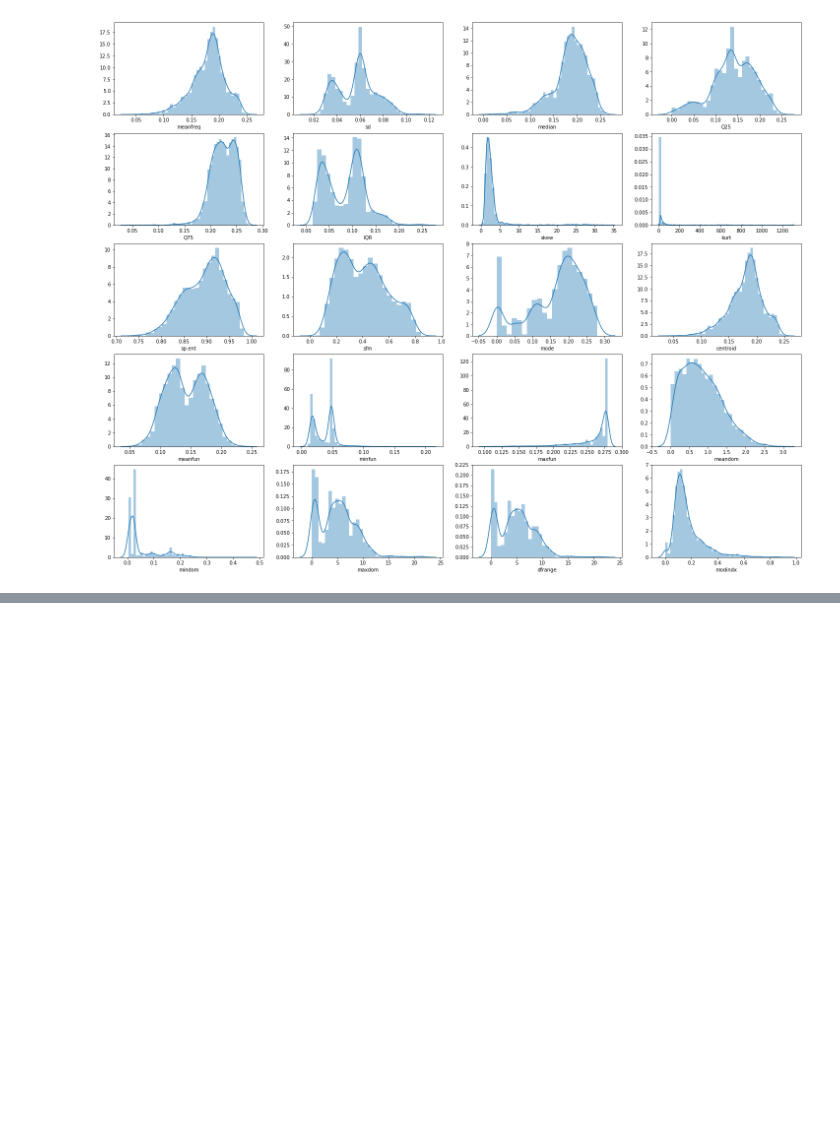
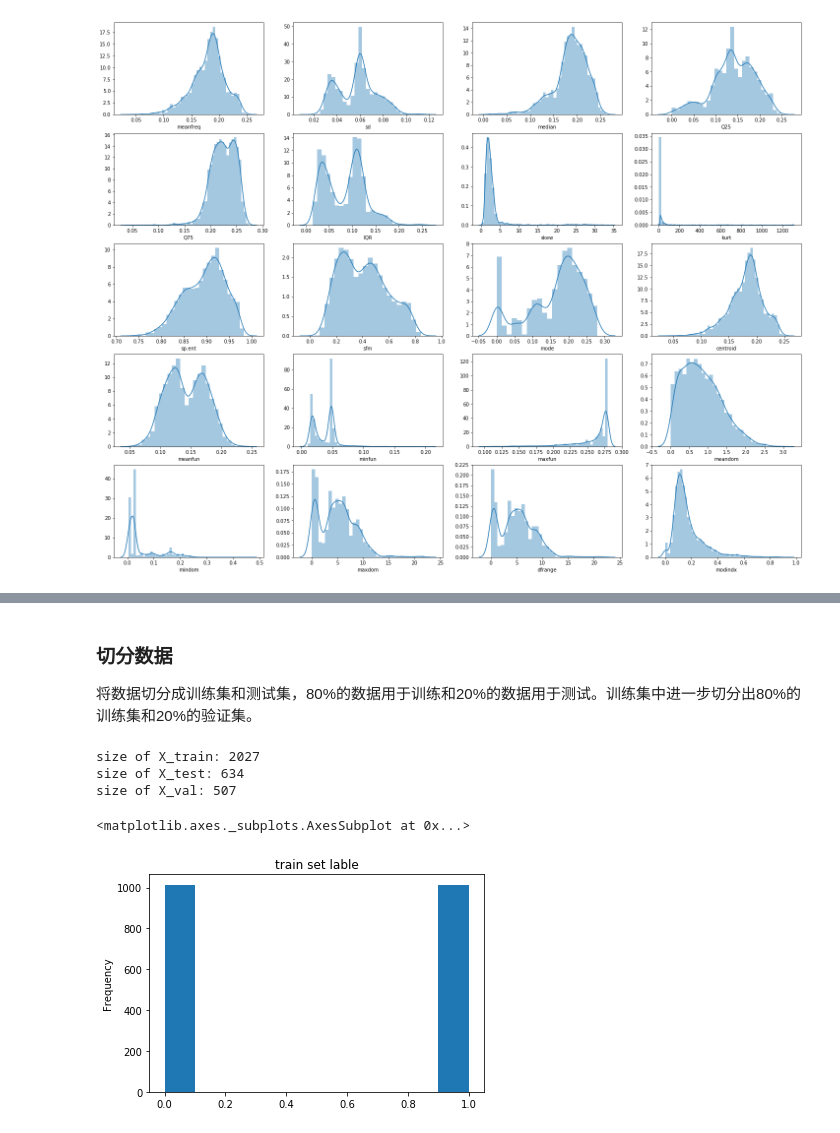
Before and after one commit to huangyaofu2/Gender_Recognition_by_Voice, a Jupyter notebook: gender_recognition_by_voice.ipynb, the cells around one changed output, grey strips where cells are left out. Drawn from its saved outputs; the diff is of its cells as text; code cells hidden in the pictures; blank space fills up the shorter version.

```diff
--- a/gender_recognition_by_voice.ipynb
+++ b/gender_recognition_by_voice.ipynb
@@ -109 +132,23 @@ features_raw[skewed] = df[skewed].apply(lambda x: np.log(x + 1))
 label = label_raw.replace(['male','female'],[0,1])
+# %% [markdown]
+### 切分数据
+将数据切分成训练集和测试集，80%的数据用于训练和20%的数据用于测试。训练集中进一步切分出80%的训练集和20%的验证集。
+# %%
+from sklearn.model_selection import train_test_split
+X_train, X_test, y_train, y_test = train_test_split(features_raw, label, test_size = 0.2, random_state = 0,
+                                                    stratify = label)
+X_train, X_val, y_train, y_val = train_test_split(X_train, y_train, test_size=0.2, random_state=0,
+                                                    stratify = y_train)
+
+print("size of X_train: {}".format(X_train.shape[0]))
+print("size of X_test: {}".format(X_test.shape[0]))
+print("size of X_val: {}".format(X_val.shape[0]))
+# %% [output]
+size of X_train: 2027
+size of X_test: 634
+size of X_val: 507
+# %%
+y_train.plot(kind='hist',title='train set lable')
+# %% [output]
+<matplotlib.axes._subplots.AxesSubplot at 0x...>
+[figure, added]
```
Also changed, not shown: parts of 27 cells of this notebook, 2 other files.
